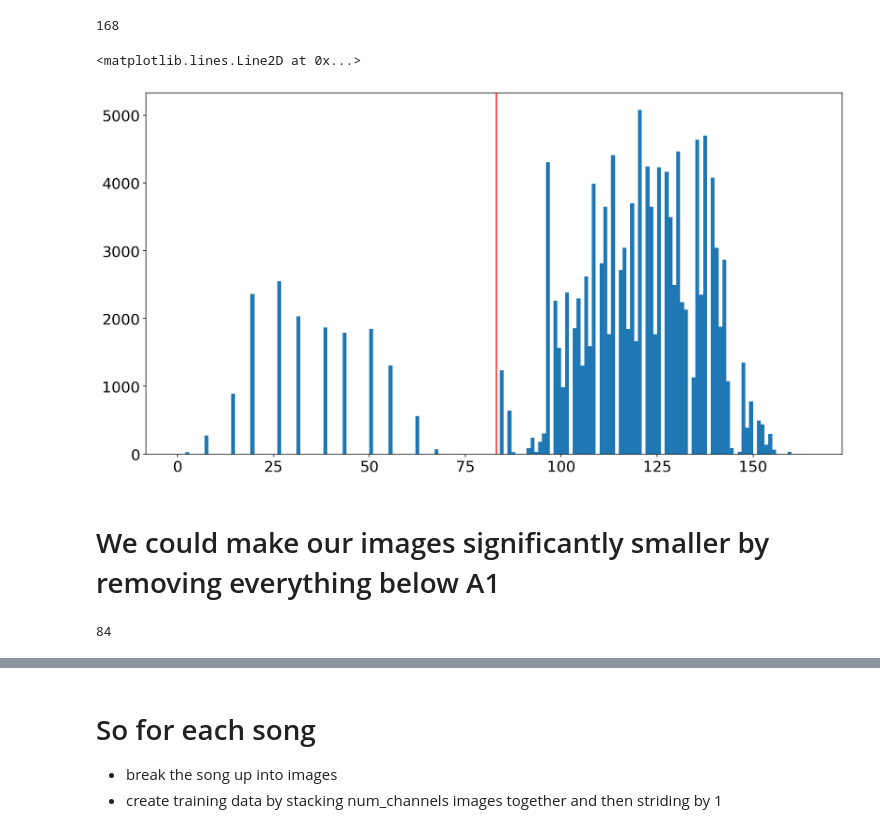
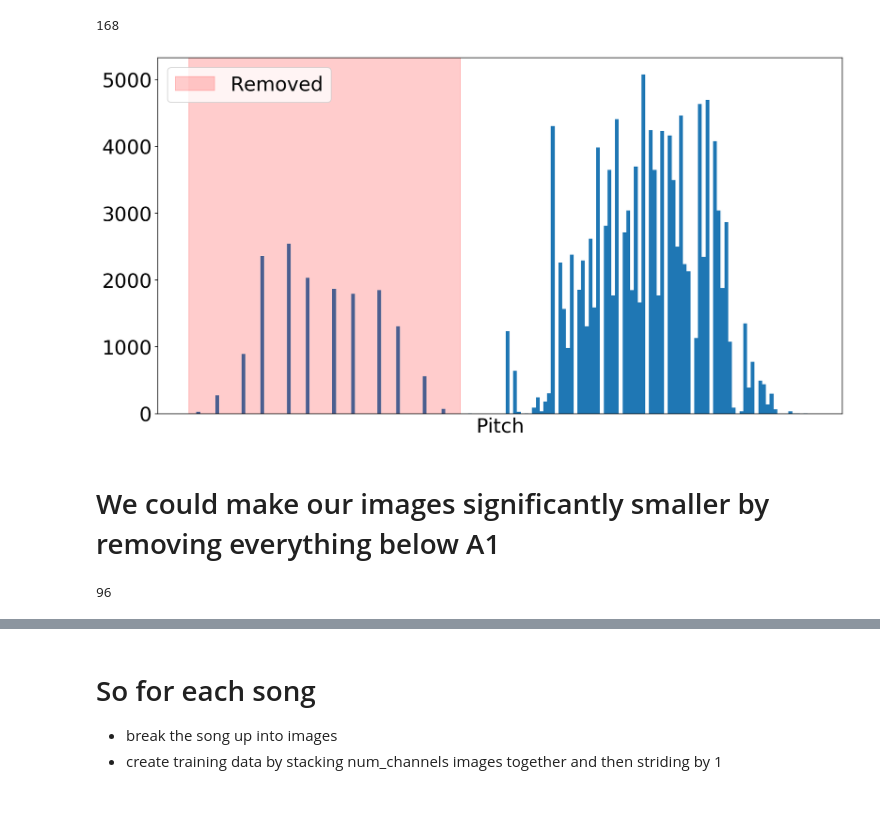
Before and after one commit to Collin-Dabbieri/GAN_Project, a Jupyter notebook: ConvGAN/Produce_Training_Data.ipynb, the cells around one changed output, grey strips where cells are left out. Drawn from its saved outputs; the diff is of its cells as text; code cells hidden in the pictures; blank space fills up the shorter version.

```diff
--- a/ConvGAN/Produce_Training_Data.ipynb
+++ b/ConvGAN/Produce_Training_Data.ipynb
@@ -21,7 +21,7 @@ import glob
 from keras.utils import np_utils
 import os
 
-FONTSIZE=18
+FONTSIZE=24
 plt.rcParams['figure.figsize']=(15,8)
 plt.rcParams['font.size']=FONTSIZE
 # %% [markdown]
@@ -279,19 +283,25 @@ print(num_pitches)
 # %%
 #let's see how often each note shows up
 ints=[]
 
-pitch_test='G#0'
+pitch_test='A0'
 int_test=pitch_dict[pitch_test]
+
+pitch_test2='A-6'
+int_test_low=0
 
 for i in pitches:
     ints.append(pitch_dict[i])
 
 bins=np.arange(0,max(ints))
 ignored,ignored,ignored=plt.hist(ints,bins=bins)
-plt.axvline(int_test,c='r')
+plt.axvspan(int_test_low,int_test,color='r',alpha=0.2,label='Removed')
+plt.xlabel('Pitch')
+plt.legend(loc='upper left')
+plt.xticks(ticks=[],labels=[])
+plt.savefig('./plots/Pitch_hist2.png',bbox_inches='tight')
 # %% [output]
-<matplotlib.lines.Line2D at 0x...>
-[figure, old version]
+[figure, new version]
 # %% [markdown]
 # We could make our images significantly smaller by removing everything below A1
 # %%
@@ -299,10 +309,12 @@ plt.axvline(int_test,c='r')
 
 #this will have key=pitch value=integer
 
+#I'm dropping our lowest octave down to 0 and moving up 8 so our images can be squares
+
 pitch_dict={}
 
-min_octave=1
-num_octaves=7
+min_octave=0
+num_octaves=8
 
 notes=['A','A#','B','C','C#','D','D#','E','F','F#','G','G#']
 num_notes=len(notes)
@@ -320,4 +332,4 @@ for i in range(num_octaves):
 num_pitches=count+1
 print(num_pitches)
 # %% [output]
-84
+96
```
Also changed, not shown: parts of 20 cells of this notebook, 40 other files.
